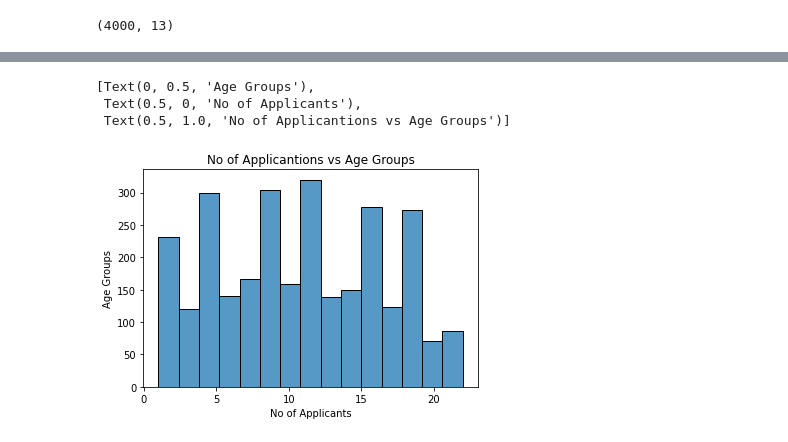
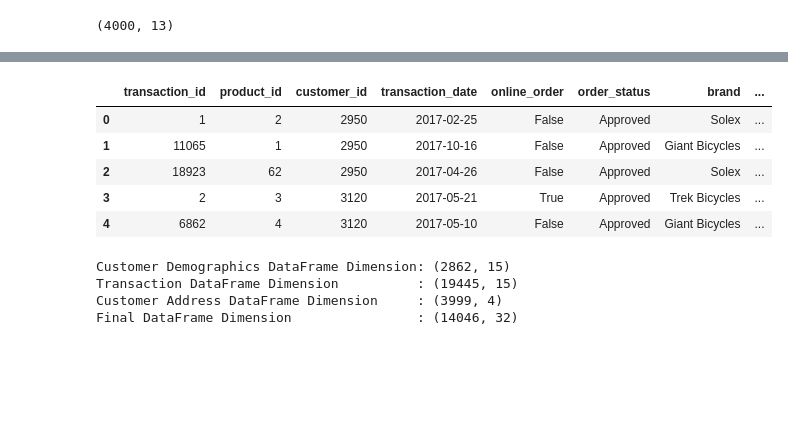
Before and after one commit to GaikwadChinmay/KPMG-Virtual-Internship, a Jupyter notebook: KPMG_Virtual_Internship.ipynb, the cells around one changed output, grey strips where cells are left out. Cells and saved outputs as stored; diff of their text form; code cells hidden in the pictures; blank space fills up the shorter version.

```diff
--- a/KPMG_Virtual_Internship.ipynb
+++ b/KPMG_Virtual_Internship.ipynb
@@ -212,0 +226,3 @@ dtype: int64
+# %%
+txn['standard_cost'] = txn['standard_cost'].apply(lambda x: re.sub(pattern,'',x))
+txn['standard_cost'].astype(float)
@@ -213 +242,3 @@ dtype: int64
+# %%
+txn.drop(labels=['product_first_sold_date'],axis=1,inplace=True)
 # %% [markdown]
@@ -273,0 +321,2 @@ dtype: int64
+# %%
+cust_add.drop(labels=['address','country'],axis=1,inplace=True)
@@ -492,8 +523,11 @@ plt.tight_layout(2.0)
-# %%
-AGE = cust_demo.tenure
-sns.histplot(AGE).set(xlabel='No of Applicants', ylabel='Age Groups', title='No of Applicantions vs Age Groups')
-# %% [output]
-[Text(0, 0.5, 'Age Groups'),
- Text(0.5, 0, 'No of Applicants'),
- Text(0.5, 1.0, 'No of Applicantions vs Age Groups')]
-[figure, removed]
+# %%
+df = pd.merge(txn,cust_add,how='inner',on='customer_id')
+# %%
+df.head()
+# %% [output]
+|  | transaction_id | product_id | customer_id | transaction_date | online_order | order_status | brand | ... |
+| 0 | 1 | 2 | 2950 | 2017-02-25 | False | Approved | Solex | ... |
+| 1 | 11065 | 1 | 2950 | 2017-10-16 | False | Approved | Giant Bicycles | ... |
+| 2 | 18923 | 62 | 2950 | 2017-04-26 | False | Approved | Solex | ... |
+| 3 | 2 | 3 | 3120 | 2017-05-21 | True | Approved | Trek Bicycles | ... |
+| 4 | 6862 | 4 | 3120 | 2017-05-10 | False | Approved | Giant Bicycles | ... |
@@ -499,0 +536,10 @@ sns.histplot(AGE).set(xlabel='No of Applicants', ylabel='Age Groups', title='No
+# %%
+print('Customer Demographics DataFrame Dimension:',cust_demo.shape)
+print('Transaction DataFrame Dimension          :',txn.shape)
+print('Customer Address DataFrame Dimension     :',cust_add.shape)
+print('Final DataFrame Dimension                :',df.shape)
+# %% [output]
+Customer Demographics DataFrame Dimension: (2862, 15)
+Transaction DataFrame Dimension          : (19445, 15)
+Customer Address DataFrame Dimension     : (3999, 4)
+Final DataFrame Dimension                : (14046, 32)
```
Also changed, not shown: parts of 33 cells of this notebook.
